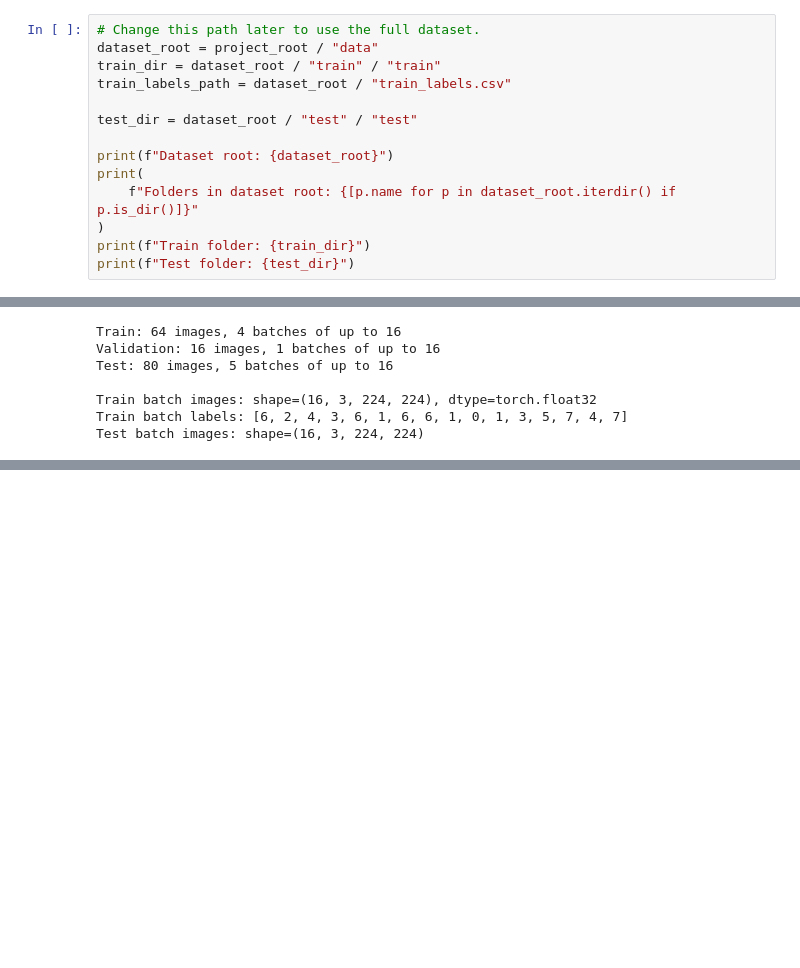
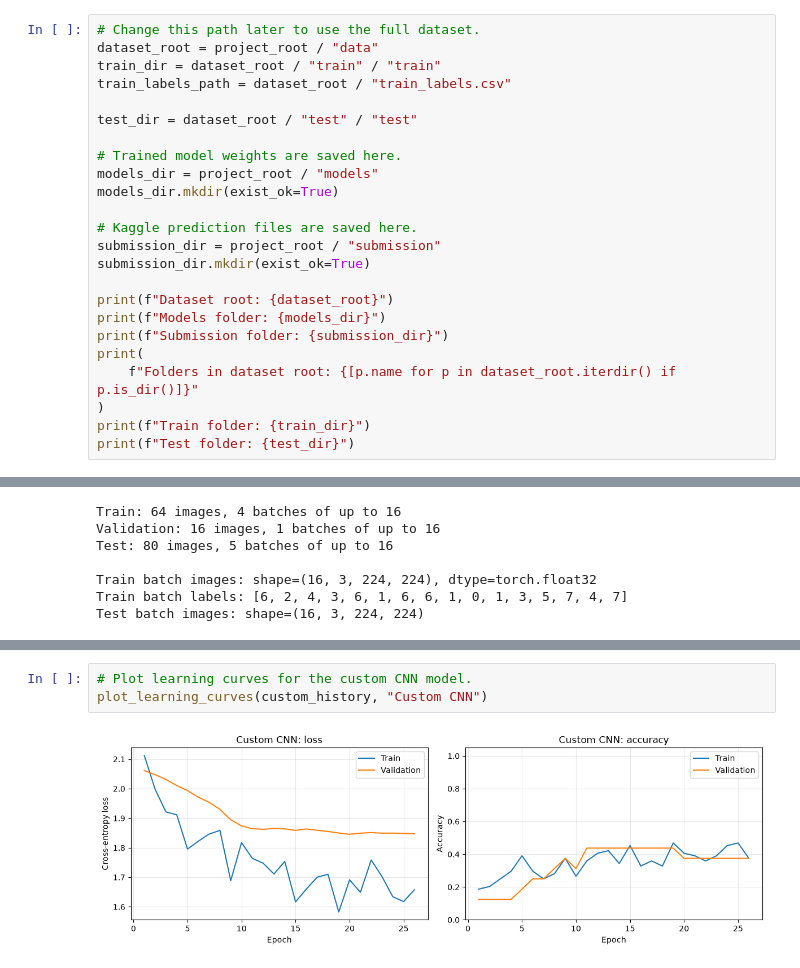
Before and after one commit to adithya-blip111/kaggle-competition, a Jupyter notebook: src/kaggle-competition.ipynb, the cells around one changed output, grey strips where cells are left out. Saved outputs shown, nothing was run; the diff lists cells and outputs as text; blank space fills up the shorter version.

```diff
--- a/src/kaggle-competition.ipynb
+++ b/src/kaggle-competition.ipynb
@@ -65,7 +65,17 @@ train_labels_path = dataset_root / "train_labels.csv"
 
 test_dir = dataset_root / "test" / "test"
 
+# Trained model weights are saved here.
+models_dir = project_root / "models"
+models_dir.mkdir(exist_ok=True)
+
+# Kaggle prediction files are saved here.
+submission_dir = project_root / "submission"
+submission_dir.mkdir(exist_ok=True)
+
 print(f"Dataset root: {dataset_root}")
+print(f"Models folder: {models_dir}")
+print(f"Submission folder: {submission_dir}")
 print(
     f"Folders in dataset root: {[p.name for p in dataset_root.iterdir() if p.is_dir()]}"
 )
@@ -866,0 +1146,5 @@ Test batch images: shape=(16, 3, 224, 224)
+# %%
+# Plot learning curves for the custom CNN model.
+plot_learning_curves(custom_history, "Custom CNN")
+# %% [output]
+[figure, added]
```
Also changed, not shown: parts of 12 cells of this notebook, 5 other files.
